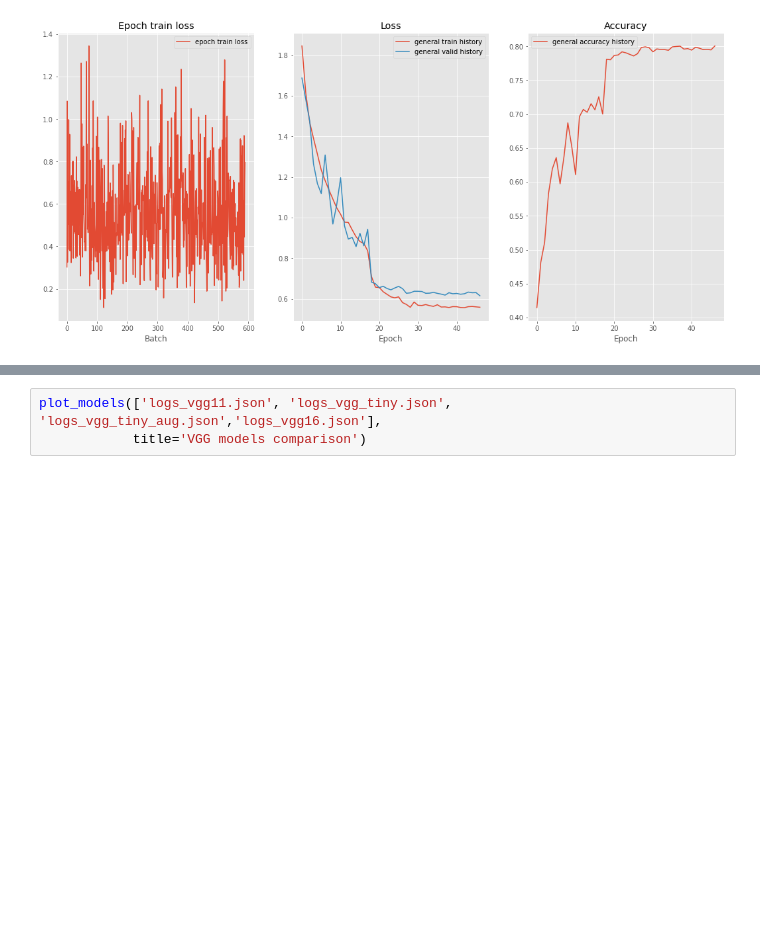
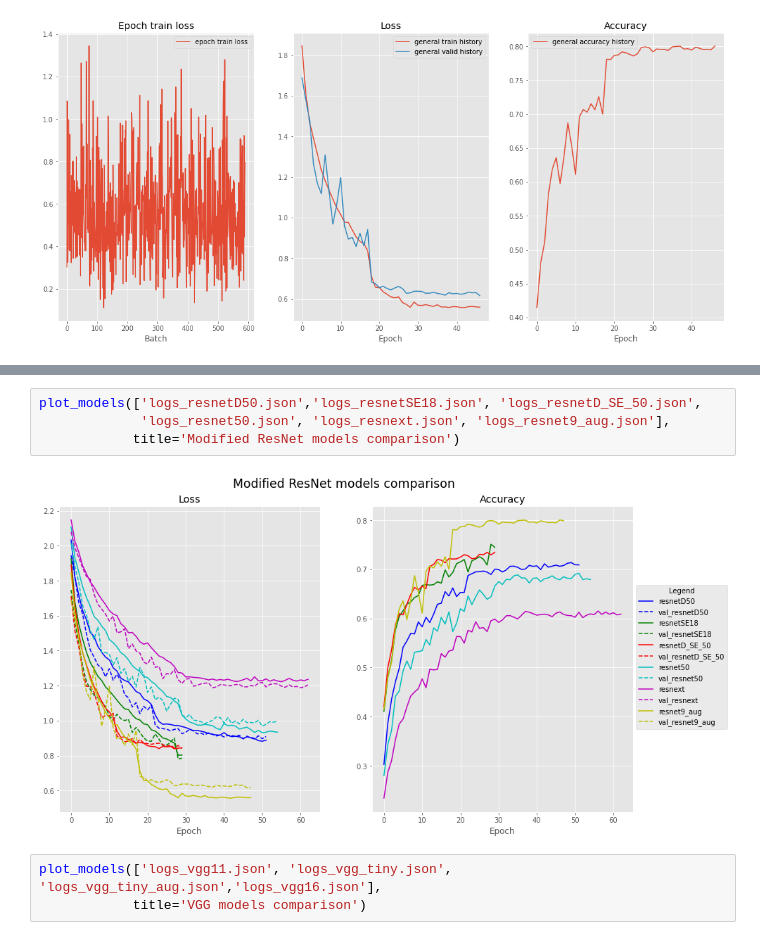
Before and after one commit to AnnaAltynova/imagenette, a Jupyter notebook: imagenette/notebook.ipynb, the cells around one changed output, grey strips where cells are left out. Saved outputs shown, nothing was run; the diff lists cells and outputs as text; blank space fills up the shorter version.

```diff
--- a/imagenette/notebook.ipynb
+++ b/imagenette/notebook.ipynb
@@ -155,3 +162,9 @@ plot_models(['logs_resnet18_aug.json','logs_resnet34_aug.json',
+# %%
+plot_models(['logs_resnetD50.json','logs_resnetSE18.json', 'logs_resnetD_SE_50.json',
+             'logs_resnet50.json', 'logs_resnext.json', 'logs_resnet9_aug.json'],
+            title='Modified ResNet models comparison')
+# %% [output]
+[figure, added]
 # %%
 plot_models(['logs_vgg11.json', 'logs_vgg_tiny.json', 'logs_vgg_tiny_aug.json','logs_vgg16.json'],
             title='VGG models comparison')
```
Also changed, not shown: parts of 6 cells of this notebook, 1 other file.
